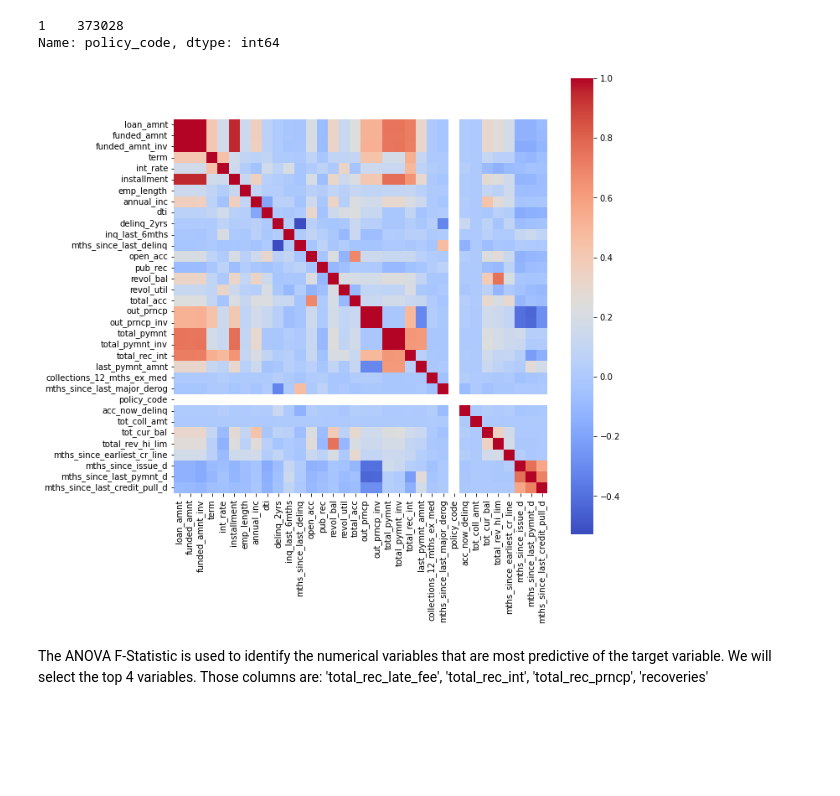
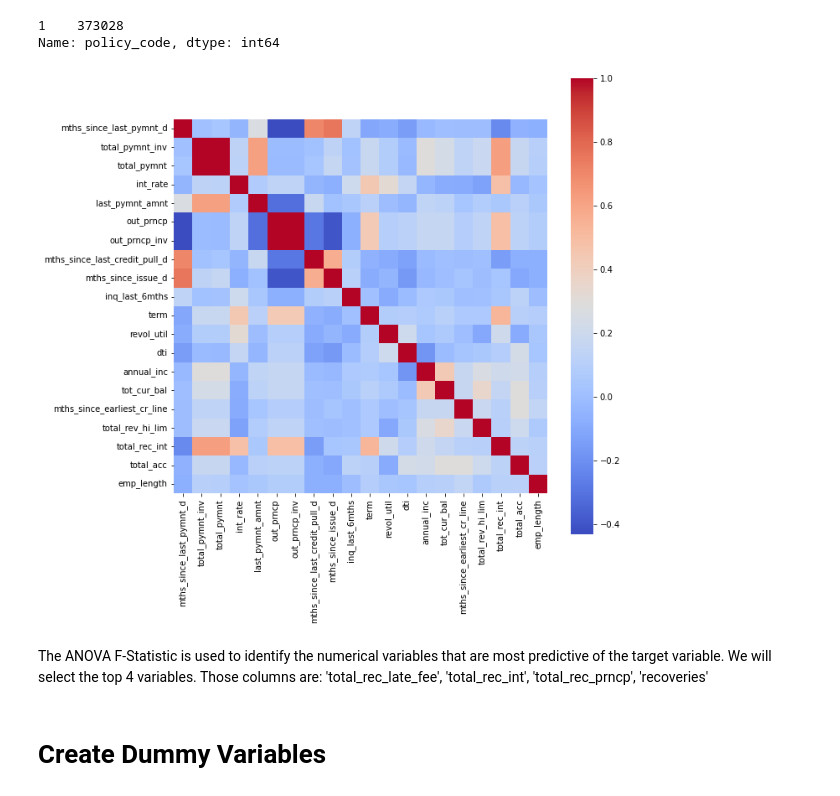
Before and after one commit to dimgag/credit-scorecard, a Jupyter notebook: notebook.ipynb, the cells around one changed output. Saved outputs shown, nothing was run; the diff lists cells and outputs as text; code cells hidden in the pictures; blank space fills up the shorter version.

```diff
--- a/notebook.ipynb
+++ b/notebook.ipynb
@@ -430,19 +430,19 @@ X_train_num.policy_code.value_counts()
 1    373028
 Name: policy_code, dtype: int64
 # %%
-# # Keep the top 20 numerical features
-# top_num_features = ANOVA_F_table.iloc[:20, 0].tolist()
-# # Calculate the pair-wise correlations between the variables
-# corrmat = X_train_num[top_num_features].corr()
+# Keep the top 20 numerical features
+top_num_features = ANOVA_F_table.iloc[:20, 0].tolist()
+# Calculate the pair-wise correlations between the variables
+corrmat = X_train_num[top_num_features].corr()
+plt.figure(figsize = (10, 10))
+sns.heatmap(corrmat, annot = False, square = True, cmap = 'coolwarm');
+
+
+# # Do it again for all the features
+# corrmat = X_train_num.corr()
 # plt.figure(figsize = (10, 10))
 # sns.heatmap(corrmat, annot = False, square = True, cmap = 'coolwarm');
-
-
-# Do it again for all the features
-corrmat = X_train_num.corr()
-plt.figure(figsize = (10, 10))
-sns.heatmap(corrmat, annot = False, square = True, cmap = 'coolwarm');
 # %% [output]
-[figure, old version]
+[figure, new version]
 # %% [markdown]
 The ANOVA F-Statistic is used to identify the numerical variables that are most predictive of the target variable. We will select the top 4 variables. Those columns are: 'total_rec_late_fee', 'total_rec_int', 'total_rec_prncp', 'recoveries'
@@ -448,0 +461,2 @@ The ANOVA F-Statistic is used to identify the numerical variables that are most
+# %% [markdown]
+# Create Dummy Variables
```
Also changed, not shown: parts of 23 cells of this notebook, 1 other file.
